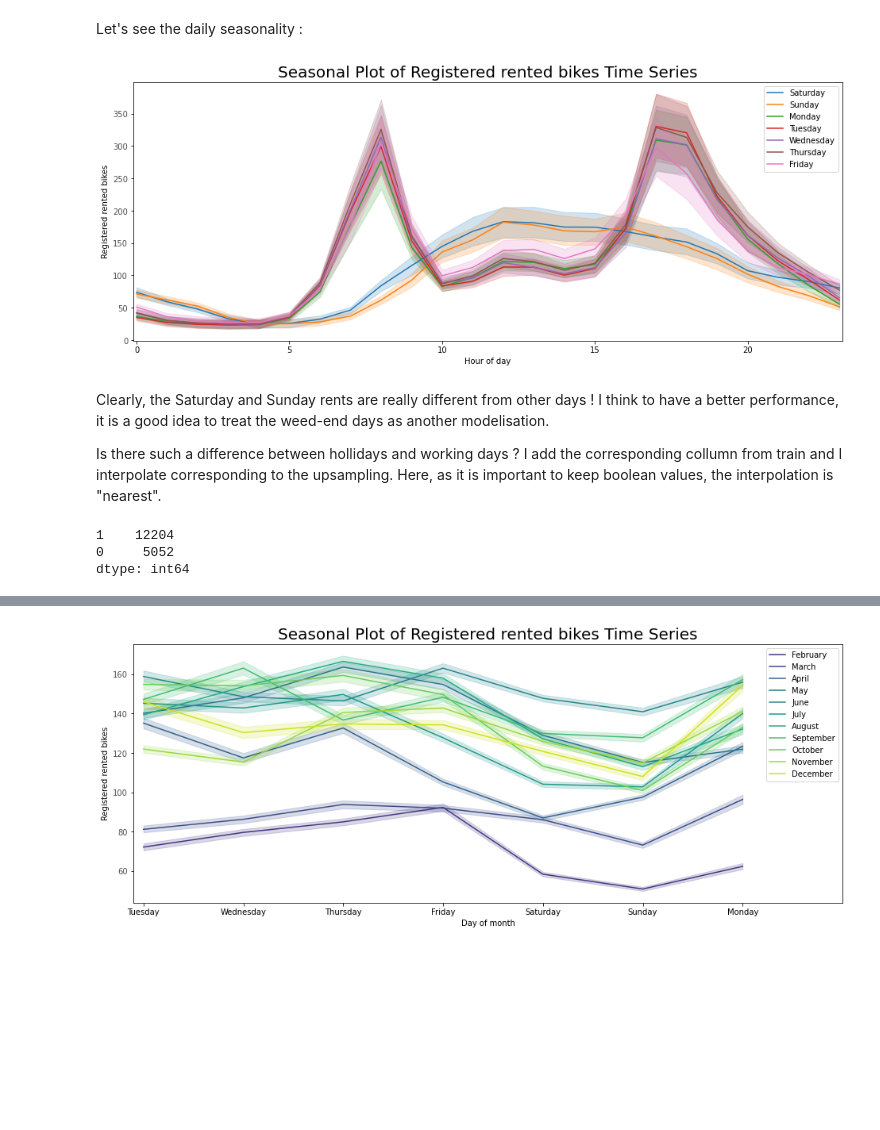
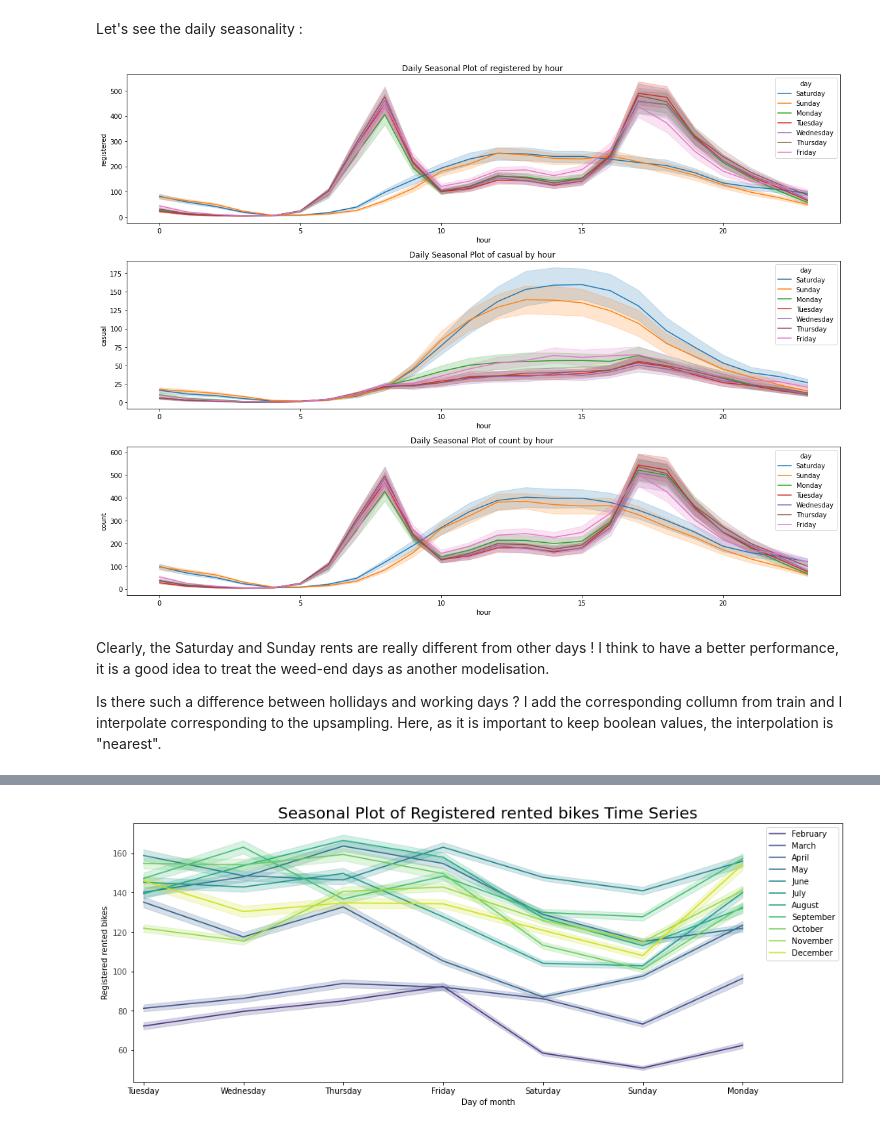
Before and after one commit to ClaireGayral/kaggle_bikes, a Jupyter notebook: bike_exploratory_analysis.ipynb, the cells around one changed output, grey strips where cells are left out. Saved outputs shown, nothing was run; the diff lists cells and outputs as text; code cells hidden in the pictures; blank space fills up the shorter version.

Commit message:
daily seasonnality

```diff
--- a/bike_exploratory_analysis.ipynb
+++ b/bike_exploratory_analysis.ipynb
@@ -442,9 +428,13 @@ I keep the complete time series.
 # %%
-ts = ts_registered.copy().rename({"registered":"value"})
-contrat = "Registered" ## type of count
-df = ts.reset_index().rename(columns={"registered":"value"})
+# ts = ts_registered.copy().rename({"registered":"value"})
+# contrat = "Registered" ## type of count
+# df = ts.reset_index().rename(columns={"registered":"value"})
+df_ts = pd.read_csv(RES_PATH+"ts_dataframe_sampling.csv", index_col=0)
+df_ts.index = pd.to_datetime(df_ts.index)
 
-# Prepare data
-df.loc[:,'month'] = [d.month_name() for d in ts.index]
-df.loc[:,'day'] = [d.day_name() for d in ts.index]
-df.loc[:,'hour'] = [d.hour for d in ts.index]
+# # Prepare data
+df_ts.loc[:,'year'] = [d.year for d in df_ts.index]
+df_ts.loc[:,'month'] = [d.month_name() for d in df_ts.index]
+df_ts.loc[:,'day'] = [d.day_name() for d in df_ts.index]
+df_ts.loc[:,'hour'] = [d.hour for d in df_ts.index]
+df_ts
@@ -451,24 +456,26 @@ df.loc[:,'hour'] = [d.hour for d in ts.index]
 # %% [markdown]
 Let's see the daily seasonality :
-# %%
-days = pd.unique(df.loc[:,'day'])
-# Prep Colors
-np.random.seed(100)
-mycolors = sns.color_palette("tab10", len(days)+1)
-
-# Draw Plot
-plt.figure(figsize=(16,6))#, dpi= 80)
-for i, day in enumerate(days):
-    sns.lineplot(x='hour', y="value", data=df.loc[df.day==day,:],
-             color=mycolors[i], label=day)
-
-# Decoration
-plt.gca().set(xlim=(-0.1, 23.1), ylabel=contrat+' rented bikes', xlabel='Hour of day')
-plt.yticks(fontsize=10, alpha=.7)
-plt.title("Seasonal Plot of "+contrat+" rented bikes Time Series", fontsize=20)
-plt.show()
-# %% [output]
-[figure, removed]
+# %%
+plt.figure(figsize=(16,12))#, dpi= 80)
+plt.subplot(3,1,1)
+contract = "registered"
+sns.lineplot(x="hour", y=contract, hue="day", data=df_ts)
+plt.title("Daily Seasonal Plot of "+ contract +" by hour ", fontsize=12)
+
+plt.subplot(3,1,2)
+contract = "casual"
+sns.lineplot(x="hour", y=contract, hue="day", data=df_ts)
+plt.title("Daily Seasonal Plot of "+ contract +" by hour ", fontsize=12)
+
+plt.subplot(3,1,3)
+contract = "count"
+sns.lineplot(x="hour", y=contract, hue="day", data=df_ts)
+plt.title("Daily Seasonal Plot of "+ contract +" by hour ", fontsize=12)
+
+plt.tight_layout()
+plt.show()
+# %% [output]
+[figure, added]
 # %% [markdown]
 Clearly, the Saturday and Sunday rents are really different from other days ! I think to have a better performance, it is a good idea to treat the weed-end days as another modelisation.
 
@@ -483,8 +482,0 @@ df2 = pd.merge(df, ts_daytype,on="datetime")
-# %%
-df2.loc[:,"weekend"] = 0
-df2.loc[df2.day.isin(["Saturday", "Sunday"]),"weekend"] = 1
-df2[["workingday","holiday"]].sum(axis=1).value_counts()
-# %% [output]
-1    12204
-0     5052
-dtype: int64
```
Also changed, not shown: parts of 58 cells of this notebook.
